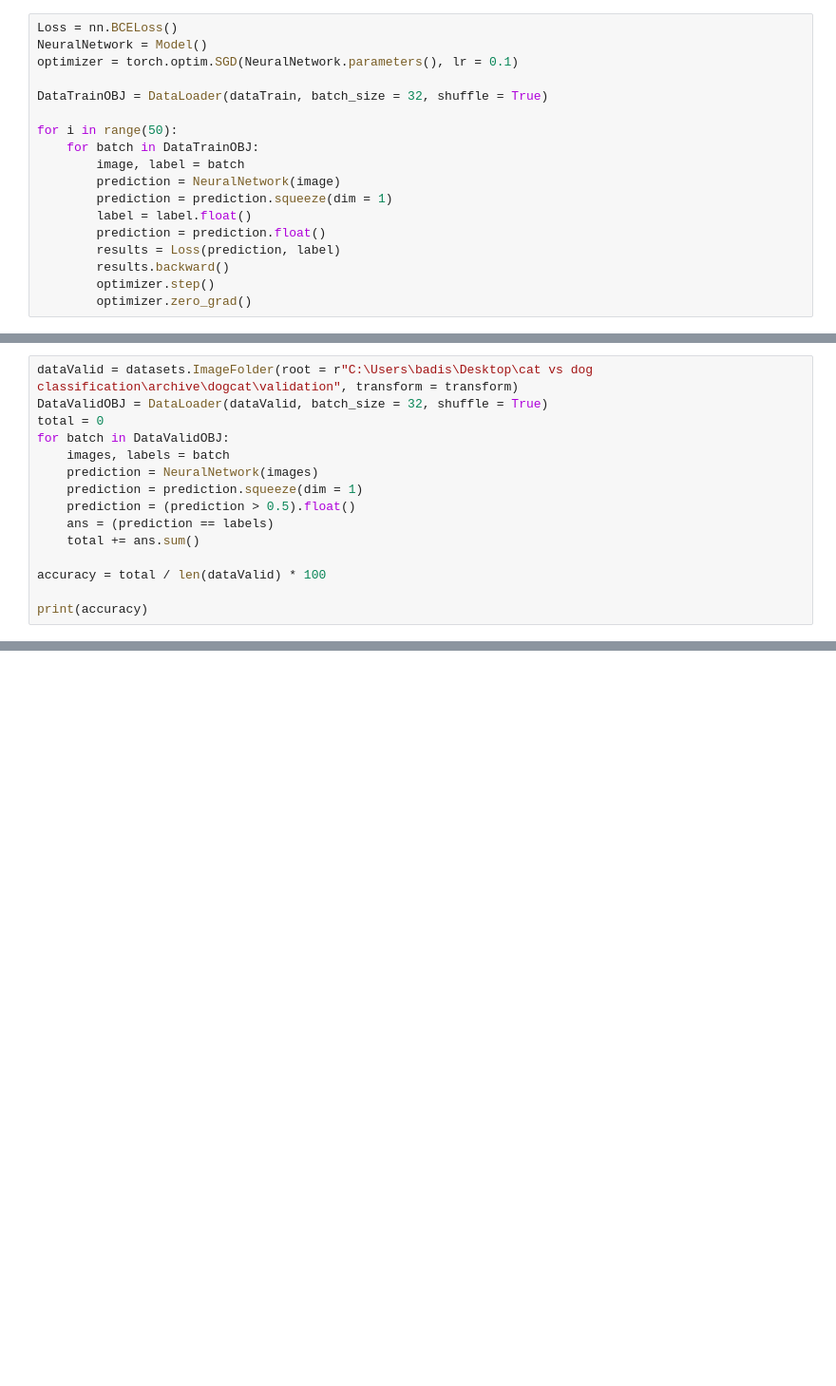
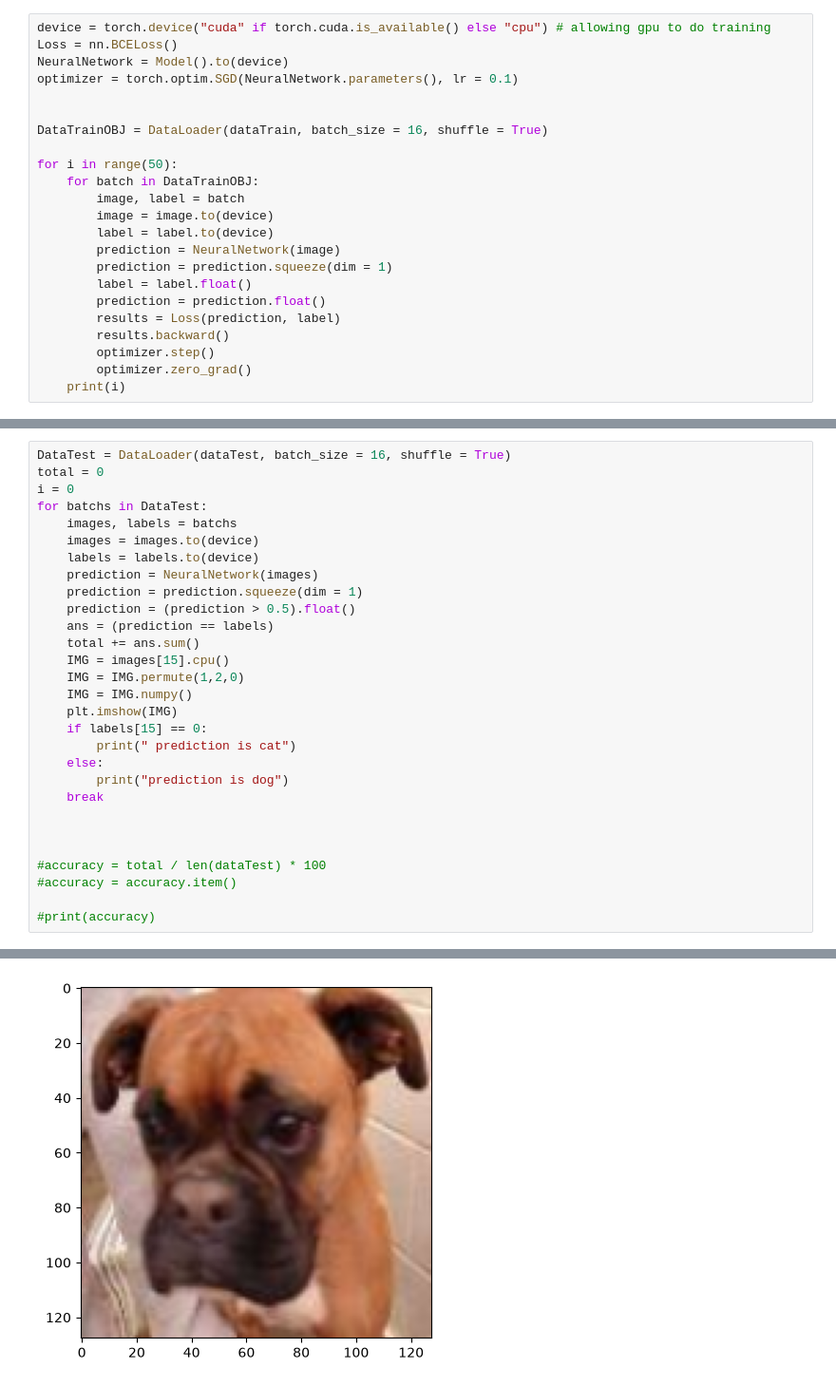
Before and after one commit to BadisMami/Dog-vs-Cat-Classifier-Project, a Jupyter notebook: Model.ipynb, the cells around one changed output, grey strips where cells are left out. Shown at 95% size. Cells and saved outputs as stored; diff of their text form; blank space fills up the shorter version.

Commit message:
84% accuracy with picture demonstration and loss graph

```diff
--- a/Model.ipynb
+++ b/Model.ipynb
@@ -63,13 +60,17 @@ class Model(nn.Module):
 # %%
+device = torch.device("cuda" if torch.cuda.is_available() else "cpu") # allowing gpu to do training
 Loss = nn.BCELoss()
-NeuralNetwork = Model()
+NeuralNetwork = Model().to(device)
 optimizer = torch.optim.SGD(NeuralNetwork.parameters(), lr = 0.1)
 
-DataTrainOBJ = DataLoader(dataTrain, batch_size = 32, shuffle = True)
+
+DataTrainOBJ = DataLoader(dataTrain, batch_size = 16, shuffle = True)
 
 for i in range(50):
     for batch in DataTrainOBJ:
         image, label = batch
+        image = image.to(device)
+        label = label.to(device)
         prediction = NeuralNetwork(image)
         prediction = prediction.squeeze(dim = 1)
         label = label.float()
@@ -78,4 +79,5 @@ for i in range(50):
         results.backward()
         optimizer.step()
         optimizer.zero_grad()
+    print(i)
 # %% [output]
@@ -83,15 +101,30 @@ KeyboardInterrupt:
 # %%
-dataValid = datasets.ImageFolder(root = r"C:\Users\badis\Desktop\cat vs dog classification\archive\dogcat\validation", transform = transform)
-DataValidOBJ = DataLoader(dataValid, batch_size = 32, shuffle = True)
+DataTest = DataLoader(dataTest, batch_size = 16, shuffle = True)
 total = 0
-for batch in DataValidOBJ:
-    images, labels = batch
+i = 0
+for batchs in DataTest:
+    images, labels = batchs
+    images = images.to(device)
+    labels = labels.to(device)
     prediction = NeuralNetwork(images)
     prediction = prediction.squeeze(dim = 1)
     prediction = (prediction > 0.5).float()
     ans = (prediction == labels)
     total += ans.sum()
+    IMG = images[15].cpu()
+    IMG = IMG.permute(1,2,0)
+    IMG = IMG.numpy()
+    plt.imshow(IMG)
+    if labels[15] == 0:
+        print(" prediction is cat")
+    else:
+        print("prediction is dog")
+    break
 
-accuracy = total / len(dataValid) * 100
 
-print(accuracy)
+
+#accuracy = total / len(dataTest) * 100
+#accuracy = accuracy.item()
+
+#print(accuracy)
+# %% [output]
@@ -97,0 +133 @@ print(accuracy)
+[figure, added]
```
Also changed, not shown: parts of 5 cells of this notebook.
